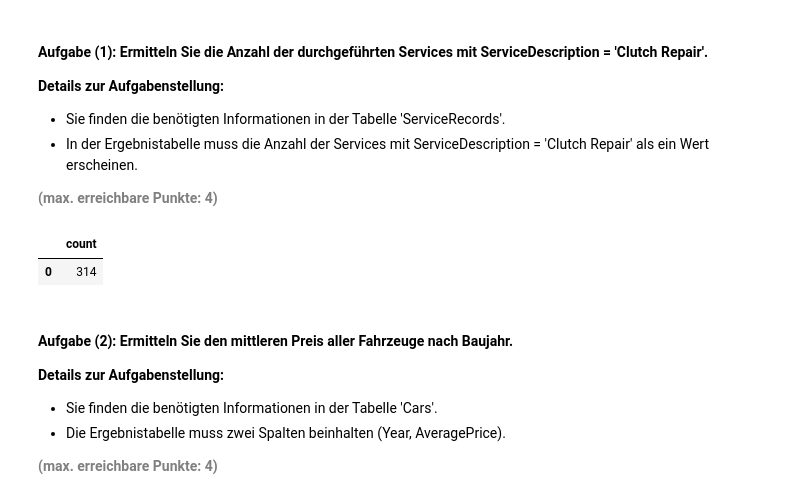
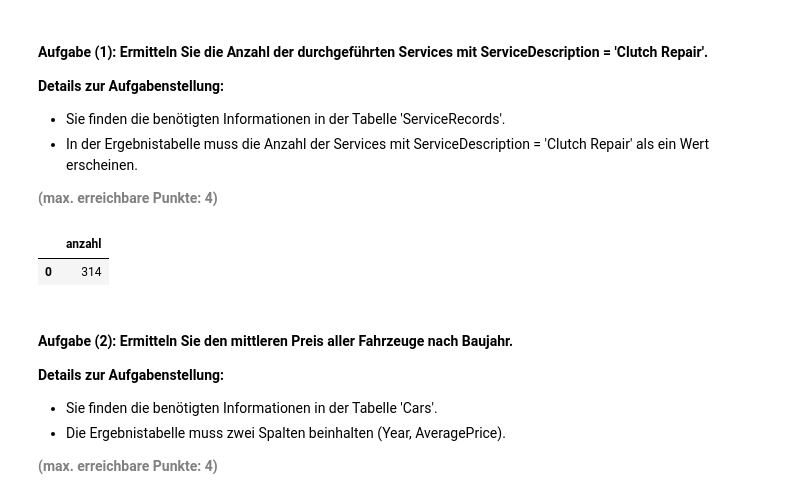
Before and after one commit to zempcol1/python_postgresql_pgadmin, a Jupyter notebook: HS24 EXAM/AP01_Mgmt_Nutzung_Relationale_Daten.ipynb, the cells around one changed output. Saved outputs shown, nothing was run; the diff lists cells and outputs as text; code cells hidden in the pictures.

```diff
--- a/HS24 EXAM/AP01_Mgmt_Nutzung_Relationale_Daten.ipynb
+++ b/HS24 EXAM/AP01_Mgmt_Nutzung_Relationale_Daten.ipynb
@@ -201,21 +201,20 @@ df_sub
 # %%
 # Engine für Datenbankverbindung erstellen
 engine = create_engine(db_connection_url)
 
 # Abfrage erstellen und in DataFrame speichern
-df_sub = pd.read_sql_query('''SELECT
-                                COUNT(serviceid)
-                             FROM ServiceRecords
-                             WHERE ServiceDescription = 'Clutch Repair';''',
+df_sub = pd.read_sql_query('''SELECT COUNT(index) AS anzahl
+                           FROM servicerecords
+                           WHERE servicedescription = 'Clutch Repair' ''',
                           con=engine)
 
 # Datenbankverbindung trennen
 engine.dispose()
 
 # Ergebnis anzeigen (Dataframe -Auschnitt genügt- mit Ergebnis der Abfrage)
 df_sub
 # %% [output]
-|  | count |
+|  | anzahl |
 | 0 | 314 |
 # %% [markdown]
 #### <b>Aufgabe (2): Ermitteln Sie den mittleren Preis aller Fahrzeuge nach Baujahr.</b>
```
Also changed, not shown: parts of 11 cells of this notebook, 1 other file.
